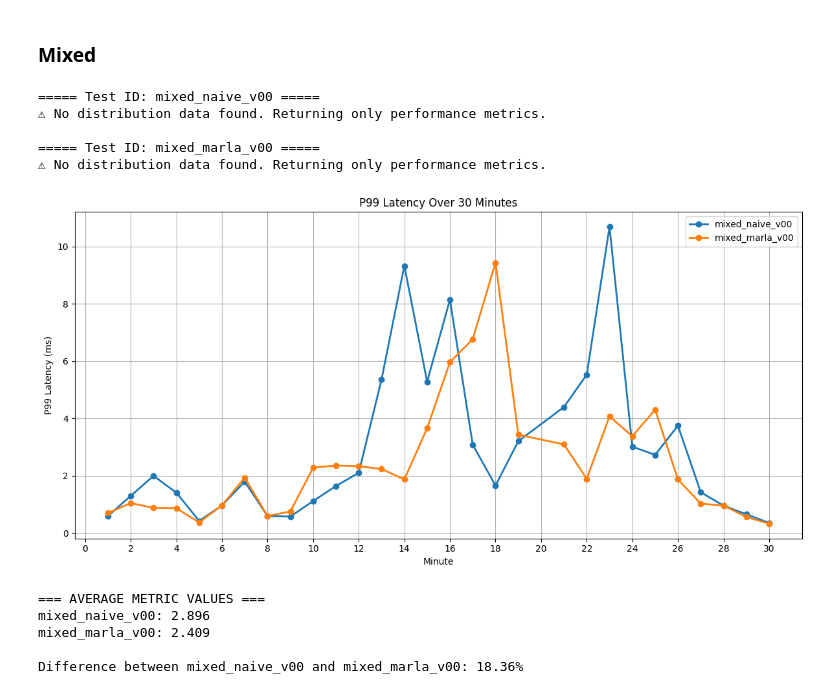
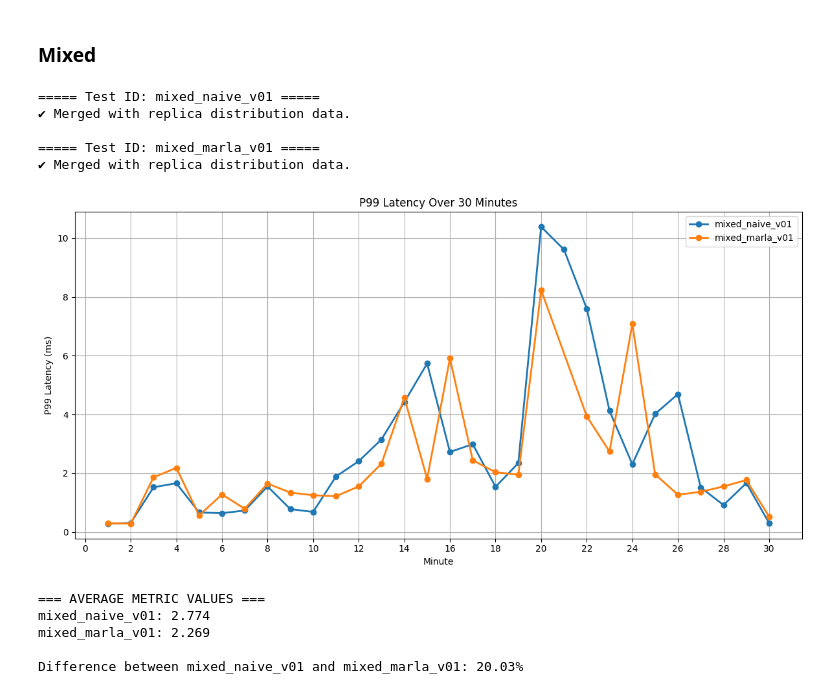
Before and after one commit to georgakopoulosgeo/Interference_Thesis_NTUA, a Jupyter notebook: Results/naive_vs_marla_v02.ipynb, the cells around one changed output. Drawn from its saved outputs; the diff is of its cells as text; code cells hidden in the pictures.

```diff
--- a/Results/naive_vs_marla_v02.ipynb
+++ b/Results/naive_vs_marla_v02.ipynb
@@ -236,19 +249,19 @@ Difference between l3_naive_v01 and l3_marla_v01: 46.84%
 # %% [markdown]
 ### Mixed
 # %%
-mixed_v01_dfs = load_and_merge_test_data(["mixed_naive_v00", "mixed_marla_v00"])
+mixed_v01_dfs = load_and_merge_test_data(["mixed_naive_v01", "mixed_marla_v01"])
 # %% [output]
-===== Test ID: mixed_naive_v00 =====
-⚠ No distribution data found. Returning only performance metrics.
+===== Test ID: mixed_naive_v01 =====
+✔ Merged with replica distribution data.
 
-===== Test ID: mixed_marla_v00 =====
-⚠ No distribution data found. Returning only performance metrics.
+===== Test ID: mixed_marla_v01 =====
+✔ Merged with replica distribution data.
 # %%
-plot_metric_by_minute(mixed_v01_dfs, ["mixed_naive_v00", "mixed_marla_v00"], metric="P99_Latency", max_display_value=20)
+plot_metric_by_minute(mixed_v01_dfs, ["mixed_naive_v01", "mixed_marla_v01"], metric="P99_Latency", max_display_value=20)
 # %% [output]
-[figure, old version]
+[figure, new version]
 === AVERAGE METRIC VALUES ===
-mixed_naive_v00: 2.896
-mixed_marla_v00: 2.409
+mixed_naive_v01: 2.774
+mixed_marla_v01: 2.269
 
-Difference between mixed_naive_v00 and mixed_marla_v00: 18.36%
+Difference between mixed_naive_v01 and mixed_marla_v01: 20.03%
```
Also changed, not shown: parts of 4 cells of this notebook, 12 other files.
